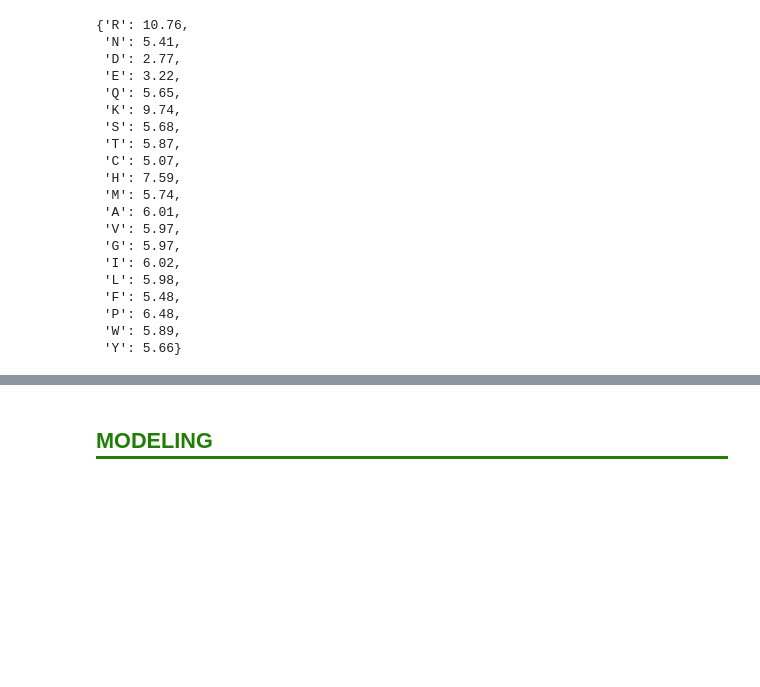
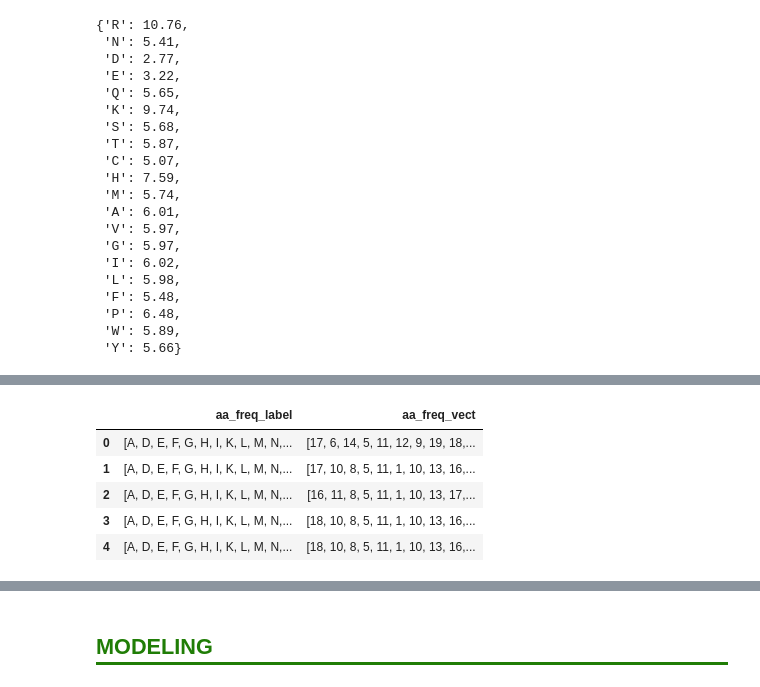
Before and after one commit to jdormaar/Functional_predictions_from_protein_residue_sequences, a Jupyter notebook: workbooks/datarescue_merge_conflict.ipynb, the cells around one changed output, grey strips where cells are left out. Saved outputs shown, nothing was run; the diff lists cells and outputs as text; code cells hidden in the pictures; blank space fills up the shorter version.

```diff
--- a/workbooks/datarescue_merge_conflict.ipynb
+++ b/workbooks/datarescue_merge_conflict.ipynb
@@ -1266,0 +1308,9 @@ acidity_dict
+# %%
+df[['aa_freq_label', 'aa_freq_vect']].head()
+# %% [output]
+|  | aa_freq_label | aa_freq_vect |
+| 0 | [A, D, E, F, G, H, I, K, L, M, N,... | [17, 6, 14, 5, 11, 12, 9, 19, 18,... |
+| 1 | [A, D, E, F, G, H, I, K, L, M, N,... | [17, 10, 8, 5, 11, 1, 10, 13, 16,... |
+| 2 | [A, D, E, F, G, H, I, K, L, M, N,... | [16, 11, 8, 5, 11, 1, 10, 13, 17,... |
+| 3 | [A, D, E, F, G, H, I, K, L, M, N,... | [18, 10, 8, 5, 11, 1, 10, 13, 16,... |
+| 4 | [A, D, E, F, G, H, I, K, L, M, N,... | [18, 10, 8, 5, 11, 1, 10, 13, 16,... |
```
Also changed, not shown: parts of 23 cells of this notebook, 6 other files.
